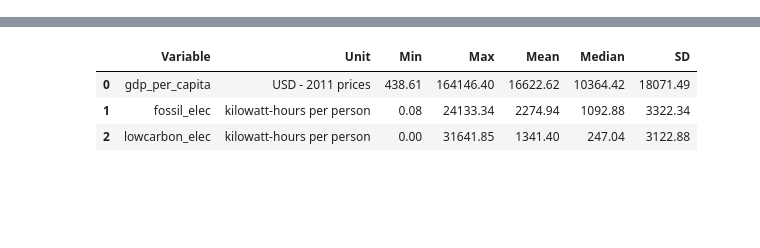
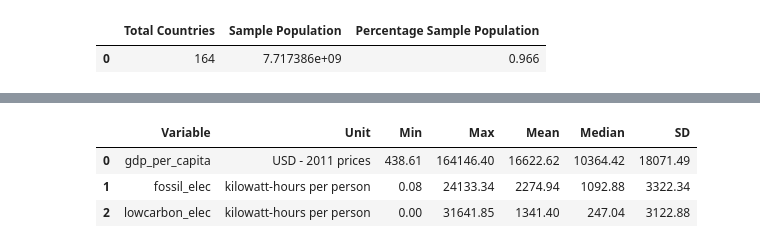
Before and after one commit to laurabelg/PYTHON_FINAL_PROJECT, a Jupyter notebook: energy_model.ipynb, the cells around one changed output, grey strips where cells are left out. Saved outputs shown, nothing was run; the diff lists cells and outputs as text; code cells hidden in the pictures; blank space fills up the shorter version.

```diff
--- a/energy_model.ipynb
+++ b/energy_model.ipynb
@@ -50,0 +31,16 @@ main_df
+# %%
+total_countries = len(main_df["country"].unique())
+sample_population = round(main_df[main_df["year"] == 2022]["population"].sum(),2)
+total_population_2022 = 7986309000 #Source from https://www.statista.com/statistics/805044/total-population-worldwide/
+perc_sample_population = round((sample_population / total_population_2022), 3)
+
+summary_table = pd.DataFrame({
+    "Total Countries": [total_countries],
+    "Sample Population": [sample_population],
+    "Percentage Sample Population": [perc_sample_population]
+})
+
+summary_table
+# %% [output]
+|  | Total Countries | Sample Population | Percentage Sample Population |
+| 0 | 164 | 7.717386e+09 | 0.966 |
```
Also changed, not shown: parts of 15 cells of this notebook, 2 other files.
